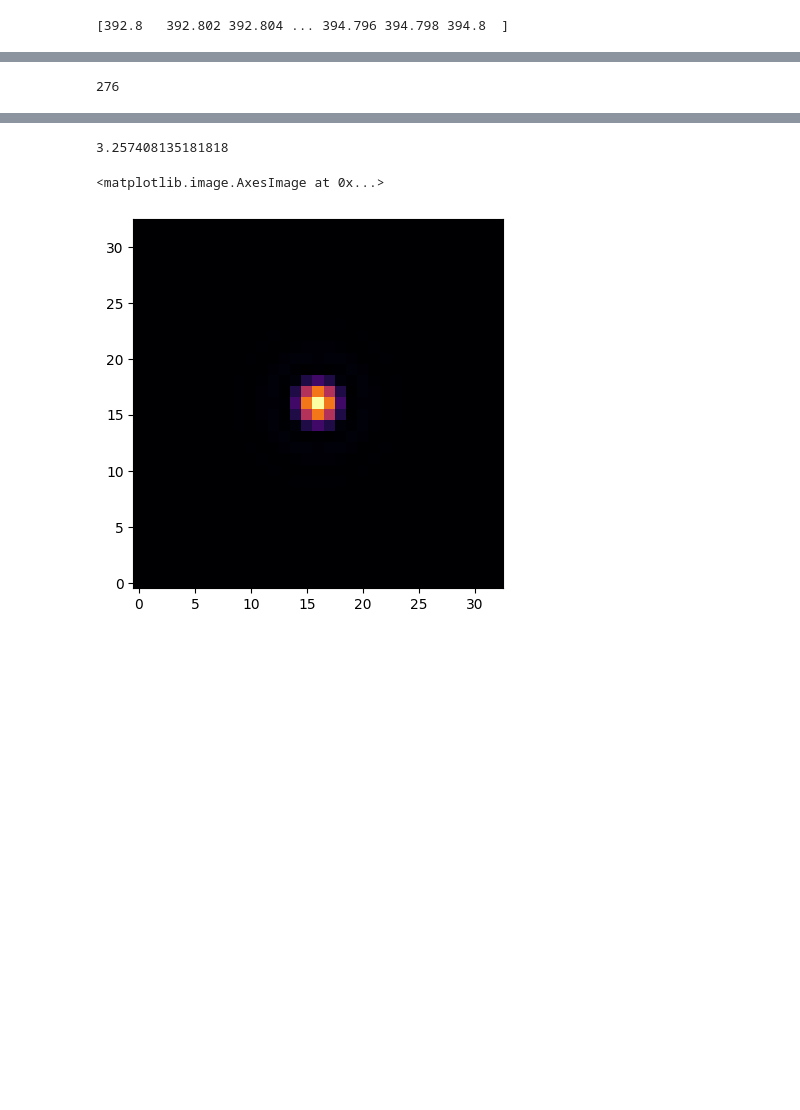
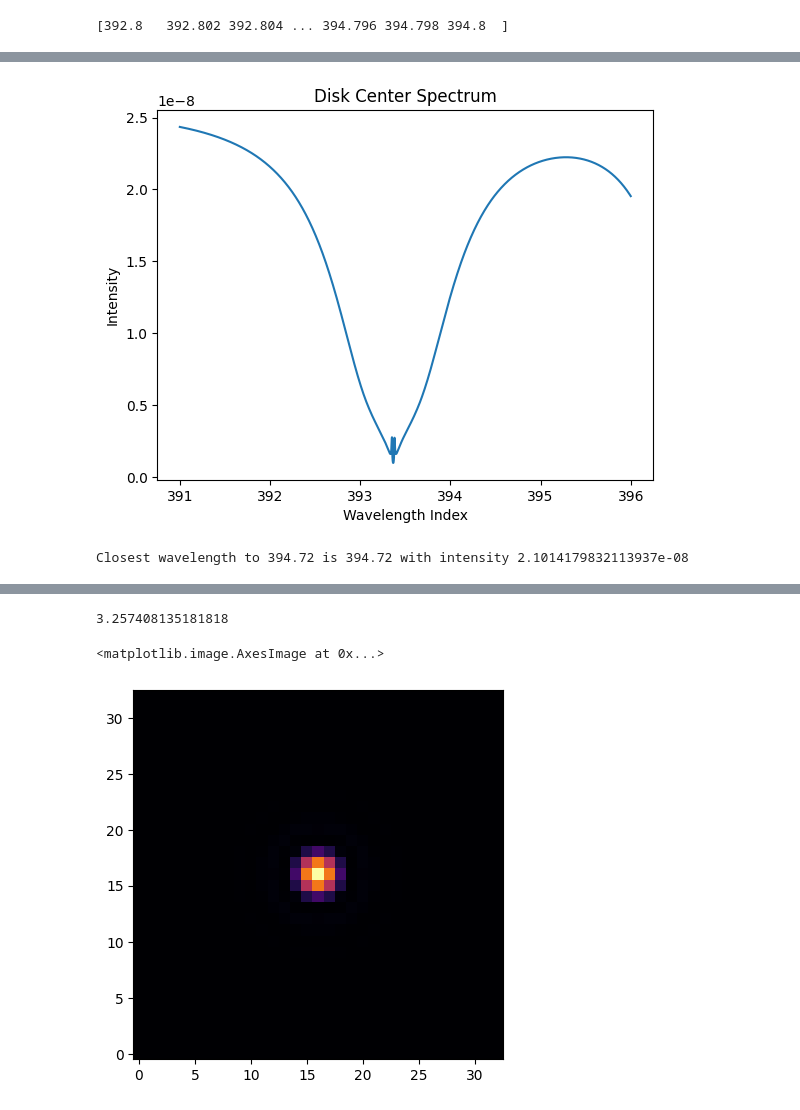
Before and after one commit to ivanzmilic/offlimb_3D_modeling, a Jupyter notebook: results_test.ipynb, the cells around one changed output, grey strips where cells are left out. Cells and saved outputs as stored; diff of their text form; code cells hidden in the pictures; blank space fills up the shorter version.

```diff
--- a/results_test.ipynb
+++ b/results_test.ipynb
@@ -42,8 +41,0 @@ print(max_index_ssd)
-# %%
-# Convert wavelengths in velocities.
-# First find the maximum:
-I_mean_en = np.mean(spectrum_en, axis=(1,2))
-max_index_en = np.argmax(I_mean_en)
-print(max_index_en)
-# %% [output]
-276
@@ -49,0 +44,21 @@ print(max_index_en)
+# %%
+# Let's try to find the maximum intensity in the mean spectrum from lw from the disk center:
+lw_1d = fits.open('disk_center_test.fits')
+diskcenter_spectrum = lw_1d[0].data
+ll_lw = lw_1d[1].data
+plt.plot(ll_lw,diskcenter_spectrum)
+plt.xlabel('Wavelength Index')
+plt.ylabel('Intensity')
+plt.title('Disk Center Spectrum')
+plt.show()
+# %% [output]
+[figure, added]
+# %%
+# Pick the intensity closest to the 394.72
+target_wavelength = 394.72
+closest_index = np.argmin(np.abs(ll_lw - target_wavelength))
+closest_intensity = diskcenter_spectrum[closest_index]
+closest_wavelength = ll_lw[closest_index]
+print(f"Closest wavelength to {target_wavelength} is {closest_wavelength} with intensity {closest_intensity}")
+# %% [output]
+Closest wavelength to 394.72 is 394.72 with intensity 2.1014179832113937e-08
```
Also changed, not shown: parts of 10 cells of this notebook, 1 other file.
